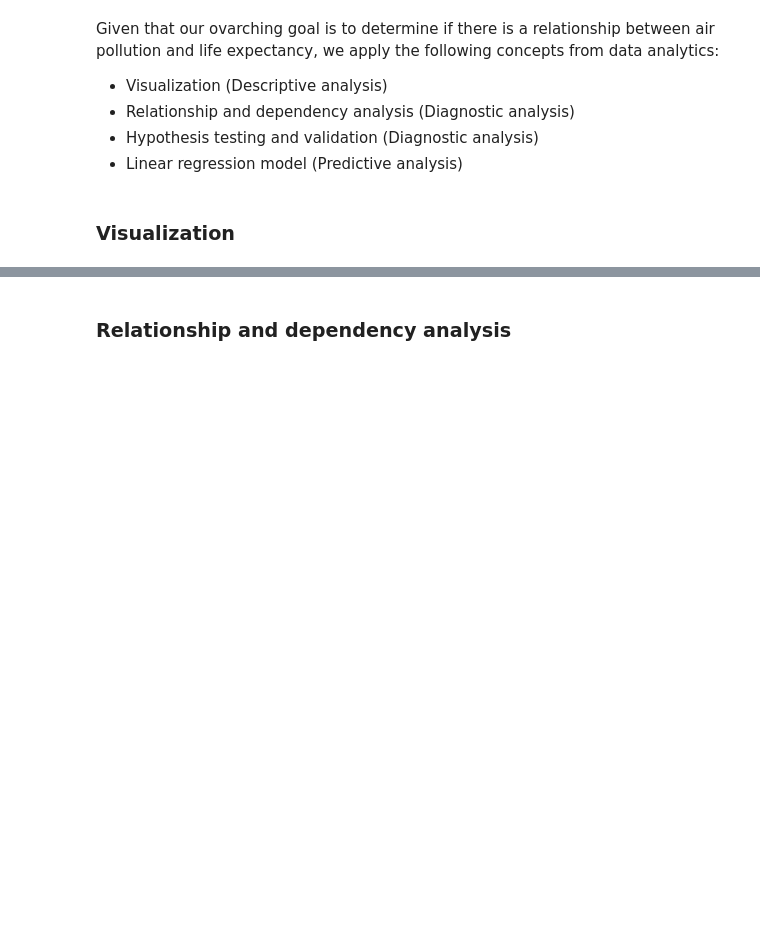
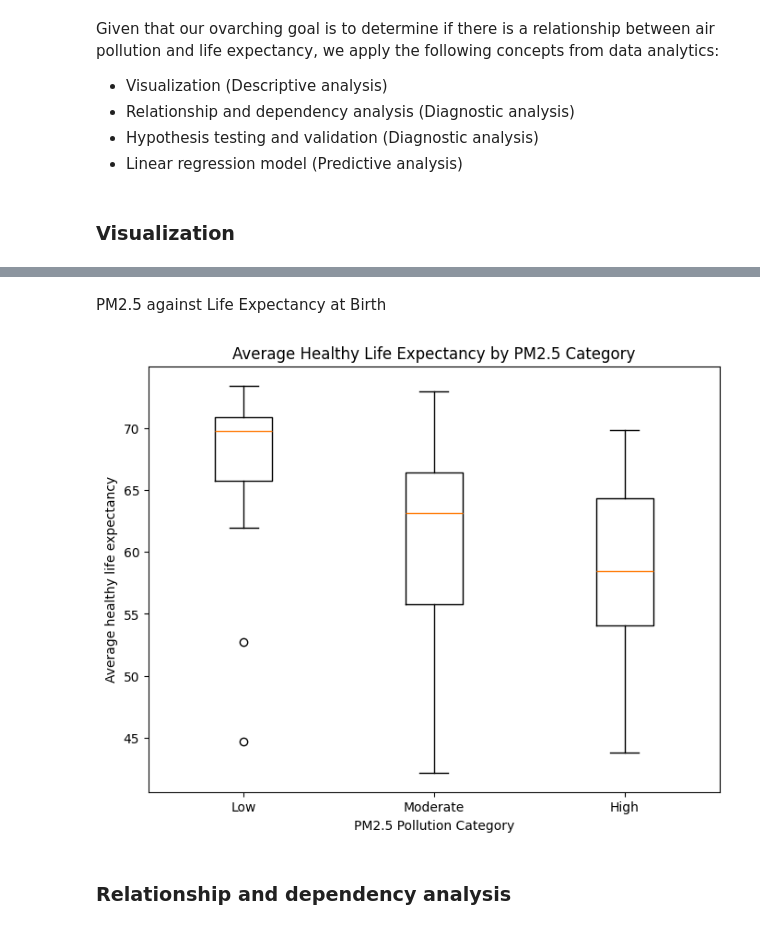
Before and after one commit to JayHaych/SC3021-Data-Science-Fundamental-Group-Project, a Jupyter notebook: Group4_SDAA_notebook.ipynb, the cells around one changed output, grey strips where cells are left out. Saved outputs shown, nothing was run; the diff lists cells and outputs as text; code cells hidden in the pictures; blank space fills up the shorter version.

```diff
--- a/Group4_SDAA_notebook.ipynb
+++ b/Group4_SDAA_notebook.ipynb
@@ -1106,3 +1217,18 @@ Given that our ovarching goal is to determine if there is a relationship between
+# %% [markdown]
+PM2.5 against Life Expectancy at Birth
+# %%
+low_life = df_avg[df_avg["PM25_Category"] == "Low"]["Avg healthy life expectancy"]
+moderate_life = df_avg[df_avg["PM25_Category"] == "Moderate"]["Avg healthy life expectancy"]
+high_life = df_avg[df_avg["PM25_Category"] == "High"]["Avg healthy life expectancy"]
+
+plt.figure(figsize=(8, 6))
+plt.boxplot([low_life, moderate_life, high_life], labels=["Low", "Moderate", "High"])
+plt.xlabel("PM2.5 Pollution Category")
+plt.ylabel("Average healthy life expectancy")
+plt.title("Average Healthy Life Expectancy by PM2.5 Category")
+plt.show()
+# %% [output]
+[figure, added]
 # %% [markdown]
 ### Relationship and dependency analysis
 # %% [markdown]
```
Also changed, not shown: parts of 8 cells of this notebook.
